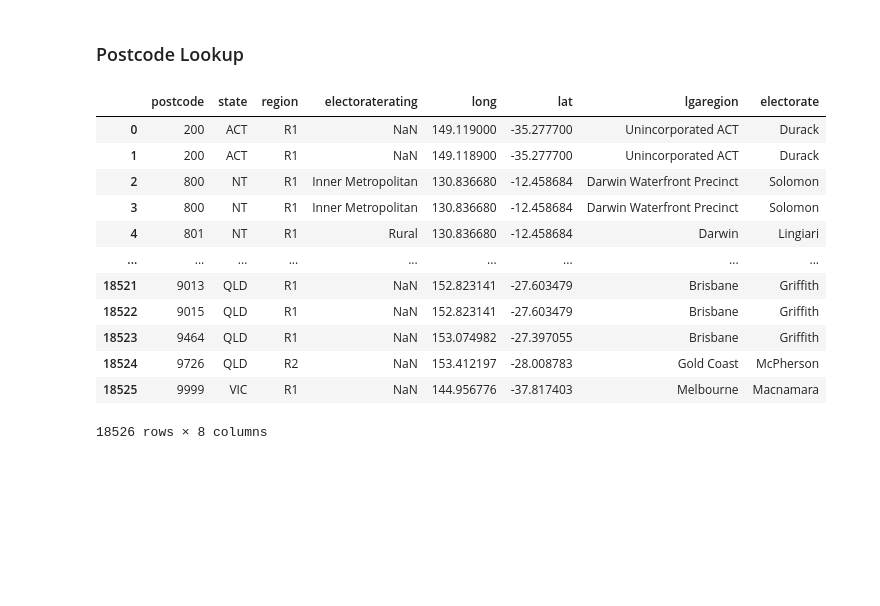
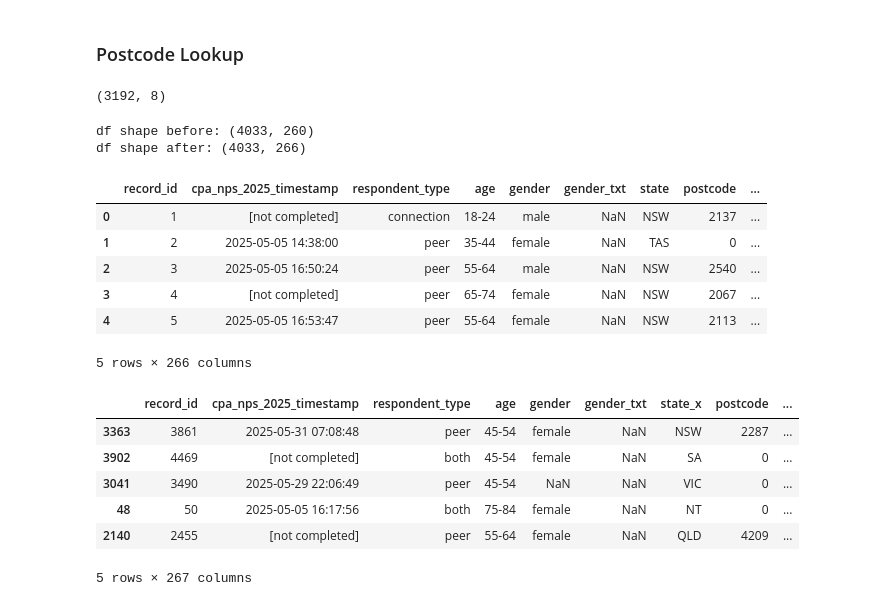
Before and after one commit to joniek/national_pain_survey, a Jupyter notebook: 2025-NPS.ipynb, the cells around one changed output. Saved outputs shown, nothing was run; the diff lists cells and outputs as text; code cells hidden in the pictures; blank space fills up the shorter version.

```diff
--- a/2025-NPS.ipynb
+++ b/2025-NPS.ipynb
@@ -85,19 +82,37 @@ df['postcode'] = df['postcode'].astype('Int64')
 # %%
-# Filter lookup columns
+# Filter postcode lookup to relevant columns and remove duplicate postcode and state.
 postcode_lu = postcode_lu[['postcode', 'state', 'region', 'electoraterating', 'long', 'lat',   'lgaregion', 'electorate']]
+postcode_lu = postcode_lu.drop_duplicates(subset=['postcode','state'], keep='last')
+postcode_lu.shape
+# %% [output]
+(3192, 8)
-# %%
-postcode_lu
-# %% [output]
-|  | postcode | state | region | electoraterating | long | lat | lgaregion | electorate |
-| 0 | 200 | ACT | R1 | NaN | 149.119000 | -35.277700 | Unincorporated ACT | Durack |
-| 1 | 200 | ACT | R1 | NaN | 149.118900 | -35.277700 | Unincorporated ACT | Durack |
-| 2 | 800 | NT | R1 | Inner Metropolitan | 130.836680 | -12.458684 | Darwin Waterfront Precinct | Solomon |
-| 3 | 800 | NT | R1 | Inner Metropolitan | 130.836680 | -12.458684 | Darwin Waterfront Precinct | Solomon |
-| 4 | 801 | NT | R1 | Rural | 130.836680 | -12.458684 | Darwin | Lingiari |
-| ... | ... | ... | ... | ... | ... | ... | ... | ... |
-| 18521 | 9013 | QLD | R1 | NaN | 152.823141 | -27.603479 | Brisbane | Griffith |
-| 18522 | 9015 | QLD | R1 | NaN | 152.823141 | -27.603479 | Brisbane | Griffith |
-| 18523 | 9464 | QLD | R1 | NaN | 153.074982 | -27.397055 | Brisbane | Griffith |
-| 18524 | 9726 | QLD | R2 | NaN | 153.412197 | -28.008783 | Gold Coast | McPherson |
-| 18525 | 9999 | VIC | R1 | NaN | 144.956776 | -37.817403 | Melbourne | Macnamara |
-18526 rows × 8 columns
+# %%
+# Append Postcode Lookup.
+print('df shape before:', df.shape)
+df['postcode'] = df['postcode'].astype('Int64')     # Change postcode dtype.
+df.loc[df['postcode'].isna(), 'postcode'] = 0       # Remove NaN values in postcode and replace with 0.
+df = pd.merge(df, postcode_lu, on=['postcode', 'state'], how='left')    # Left join lookup postcodes to DF.
+print('df shape after:', df.shape)
+# %% [output]
+df shape before: (4033, 260)
+df shape after: (4033, 266)
+# %%
+df.head()
+# %% [output]
+|  | record_id | cpa_nps_2025_timestamp | respondent_type | age | gender | gender_txt | state | postcode | ... |
+| 0 | 1 | [not completed] | connection | 18-24 | male | NaN | NSW | 2137 | ... |
+| 1 | 2 | 2025-05-05 14:38:00 | peer | 35-44 | female | NaN | TAS | 0 | ... |
+| 2 | 3 | 2025-05-05 16:50:24 | peer | 55-64 | male | NaN | NSW | 2540 | ... |
+| 3 | 4 | [not completed] | peer | 65-74 | female | NaN | NSW | 2067 | ... |
+| 4 | 5 | 2025-05-05 16:53:47 | peer | 55-64 | female | NaN | NSW | 2113 | ... |
+5 rows × 266 columns
+# %%
+df.sample(5)
+# %% [output]
+|  | record_id | cpa_nps_2025_timestamp | respondent_type | age | gender | gender_txt | state_x | postcode | ... |
+| 3363 | 3861 | 2025-05-31 07:08:48 | peer | 45-54 | female | NaN | NSW | 2287 | ... |
+| 3902 | 4469 | [not completed] | both | 45-54 | female | NaN | SA | 0 | ... |
+| 3041 | 3490 | 2025-05-29 22:06:49 | peer | 45-54 | NaN | NaN | VIC | 0 | ... |
+| 48 | 50 | 2025-05-05 16:17:56 | both | 75-84 | female | NaN | NT | 0 | ... |
+| 2140 | 2455 | [not completed] | peer | 55-64 | female | NaN | QLD | 4209 | ... |
+5 rows × 267 columns
```
Also changed, not shown: parts of 6 cells of this notebook.
